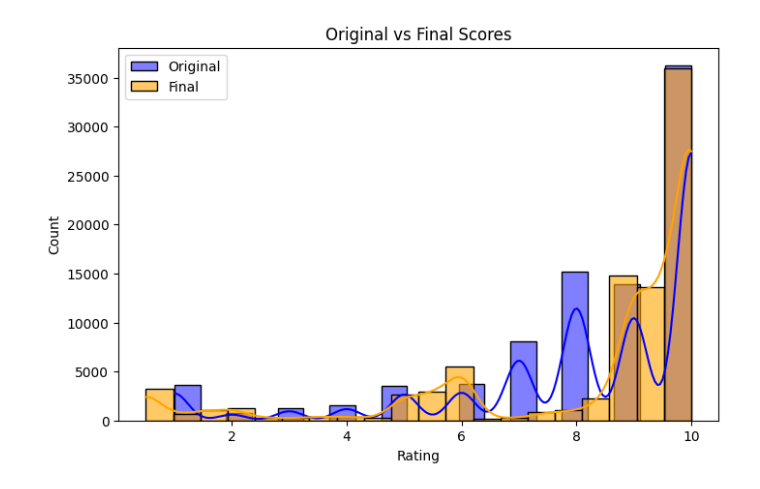
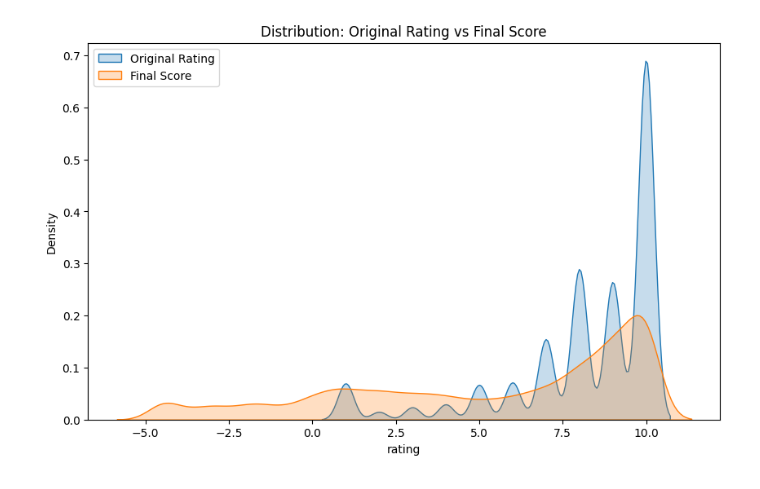
Before and after one commit to faroukq1/GNNHotelRec-Sentiment, a Jupyter notebook: 01_data_preprocessing/final_score_calculation.ipynb, the cells around one changed output. Drawn from its saved outputs; the diff is of its cells as text; code cells hidden in the pictures.

```diff
--- a/01_data_preprocessing/final_score_calculation.ipynb
+++ b/01_data_preprocessing/final_score_calculation.ipynb
@@ -27,7 +19,9 @@ print(df.head())
-# %%
-# Map -1,0,1 to 0,0.5,1
-df['sentiment_score'] = df['sentiment_predicted'].map({-1:0, 0:0.5, 1:1})
+# %%
+# Step 1: Normalize sentiment score to [-1, 1]
+df['sentiment_normalized'] = -1 + 0.2 * df['camelbert_sentiment_score']
 # %%
-max_rating = 10
-df['Score_final'] = (0.5 * df['rating_normalized'] + 0.5 * df['sentiment_score']) * max_rating
-print(df[['rating_normalized', 'sentiment_score', 'Score_final']].head())
+MAX_RATING = 10
+df["score_final"] = (
+    0.5 * df["rating_normalized"] +
+    0.5 * df["sentiment_normalized"]
+) * MAX_RATING
@@ -69,0 +55,3 @@ Name: Score_final, dtype: float64
+# %%
+df["score_difference"] = df["score_final"] - df["rating"]
+df[["rating", "score_final", "score_difference"]].describe()
@@ -70,11 +68,9 @@ Name: Score_final, dtype: float64
 # %%
-if 'rating' in df.columns:
-    plt.figure(figsize=(8,5))
-    sns.histplot(df['rating'], color='blue', label='Original', bins=20, kde=True)
-    sns.histplot(df['Score_final'], color='orange', label='Final', bins=20, kde=True, alpha=0.6)
-    plt.title("Original vs Final Scores")
-    plt.xlabel("Rating")
-    plt.legend()
-    plt.show()
+plt.figure(figsize=(10,6))
+sns.kdeplot(df["rating"], label="Original Rating", fill=True)
+sns.kdeplot(df["score_final"], label="Final Score", fill=True)
+plt.title("Distribution: Original Rating vs Final Score")
+plt.legend()
+plt.show()
 # %% [output]
-[figure, old version]
+[figure, new version]
```
Also changed, not shown: parts of 10 cells of this notebook, 5 other files.
